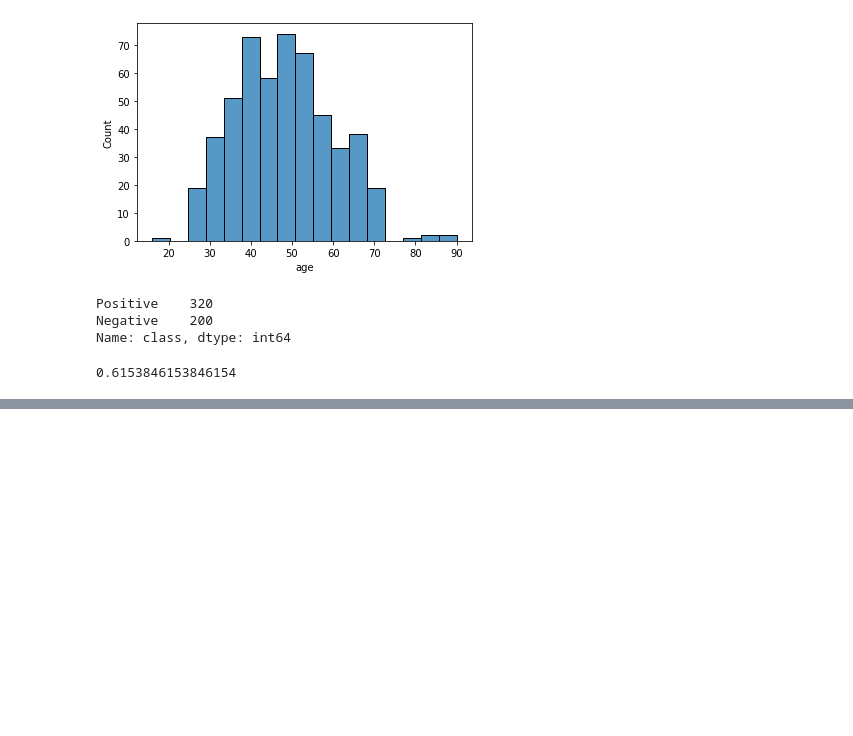
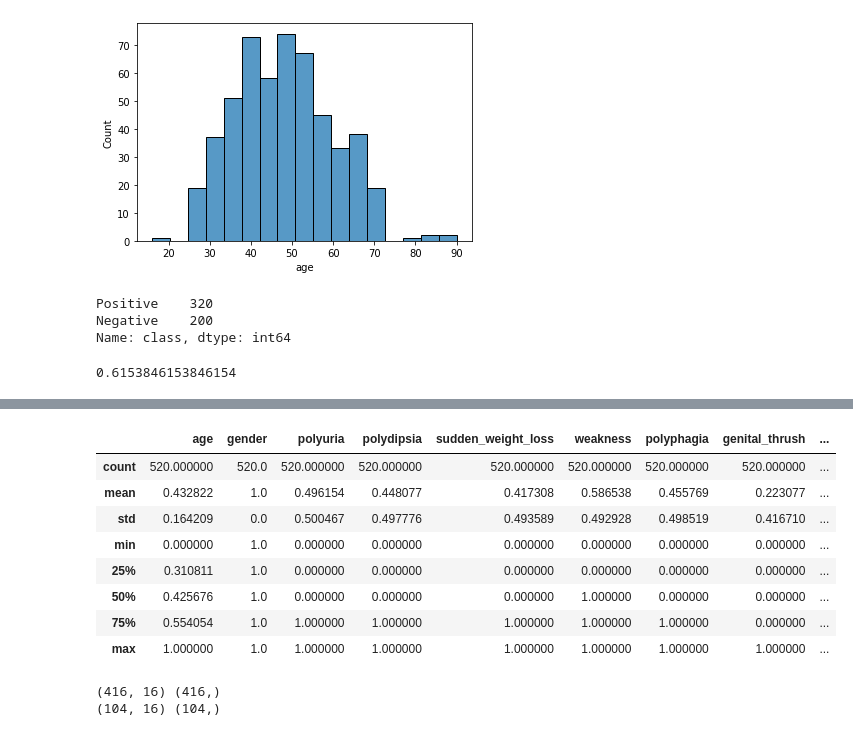
Before and after one commit to BAJeff/diabetes-prediction-comparison, a Jupyter notebook: notebooks/1-jb-sylhet-decision-tree.ipynb, the cells around one changed output, grey strips where cells are left out. Drawn from its saved outputs; the diff is of its cells as text; code cells hidden in the pictures; blank space fills up the shorter version.

```diff
--- a/notebooks/1-jb-sylhet-decision-tree.ipynb
+++ b/notebooks/1-jb-sylhet-decision-tree.ipynb
@@ -101,0 +188,12 @@ sylhet_copy['class'].mean()
+# %%
+sylhet_copy.describe()
+# %% [output]
+|  | age | gender | polyuria | polydipsia | sudden_weight_loss | weakness | polyphagia | genital_thrush | ... |
+| count | 520.000000 | 520.0 | 520.000000 | 520.000000 | 520.000000 | 520.000000 | 520.000000 | 520.000000 | ... |
+| mean | 0.432822 | 1.0 | 0.496154 | 0.448077 | 0.417308 | 0.586538 | 0.455769 | 0.223077 | ... |
+| std | 0.164209 | 0.0 | 0.500467 | 0.497776 | 0.493589 | 0.492928 | 0.498519 | 0.416710 | ... |
+| min | 0.000000 | 1.0 | 0.000000 | 0.000000 | 0.000000 | 0.000000 | 0.000000 | 0.000000 | ... |
+| 25% | 0.310811 | 1.0 | 0.000000 | 0.000000 | 0.000000 | 0.000000 | 0.000000 | 0.000000 | ... |
+| 50% | 0.425676 | 1.0 | 0.000000 | 0.000000 | 0.000000 | 1.000000 | 0.000000 | 0.000000 | ... |
+| 75% | 0.554054 | 1.0 | 1.000000 | 1.000000 | 1.000000 | 1.000000 | 1.000000 | 0.000000 | ... |
+| max | 1.000000 | 1.0 | 1.000000 | 1.000000 | 1.000000 | 1.000000 | 1.000000 | 1.000000 | ... |
@@ -101,0 +223,6 @@ sylhet_copy['class'].mean()
+# %%
+print(train1_x.shape, train1_y.shape)
+print(test1_x.shape, test1_y.shape)
+# %% [output]
+(416, 16) (416,)
+(104, 16) (104,)
```
Also changed, not shown: parts of 41 cells of this notebook, 8 other files.
